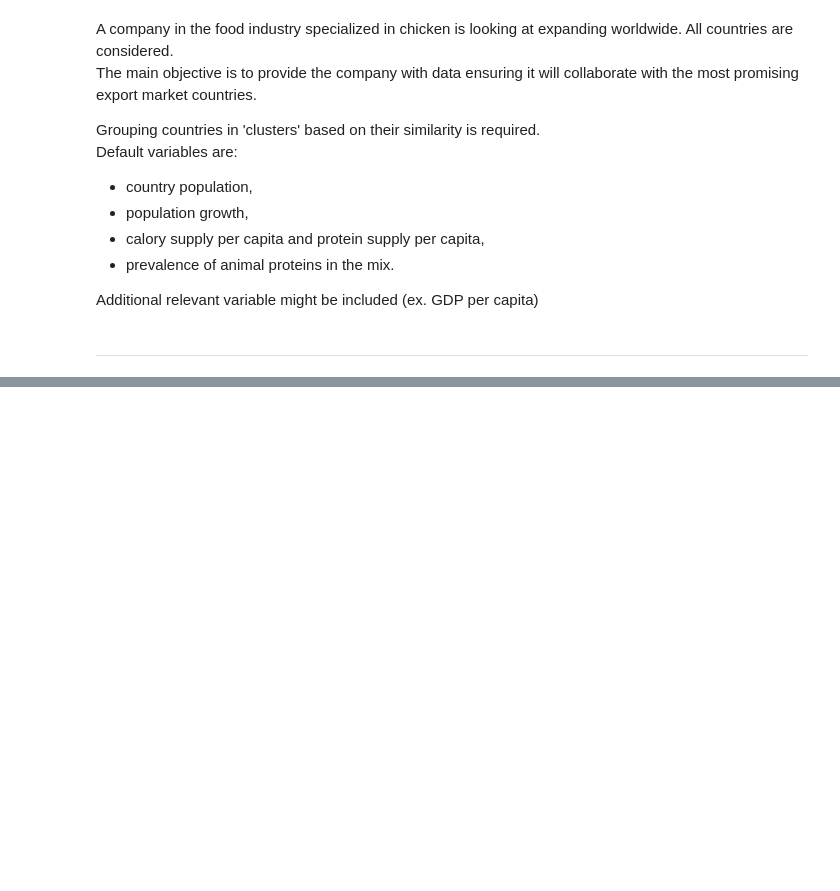
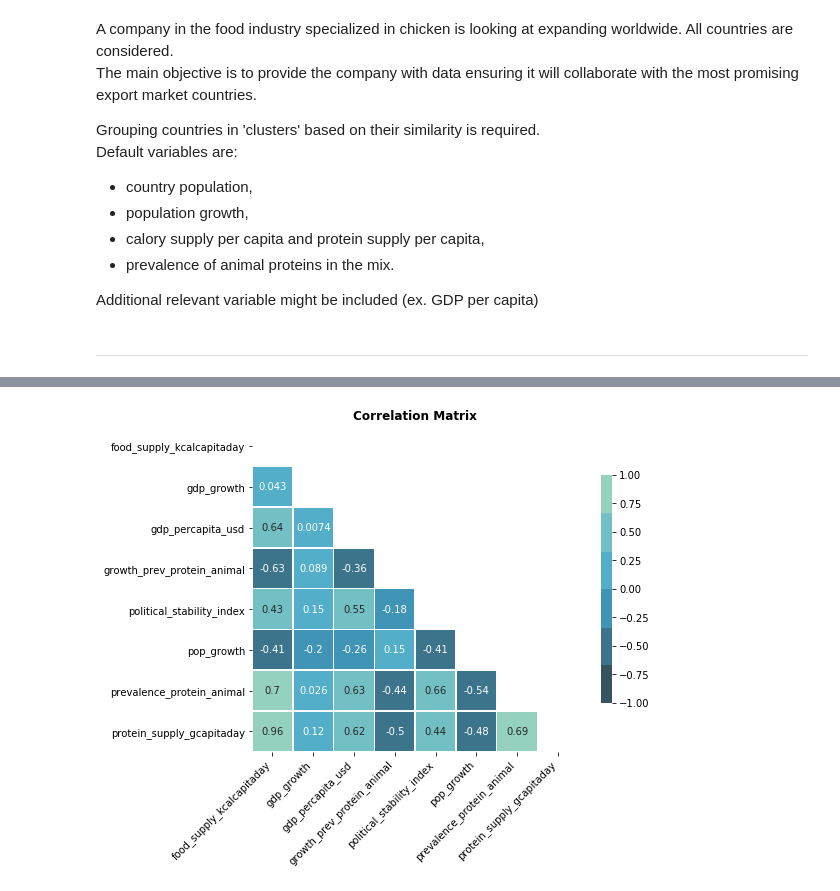
Before and after one commit to Michael-Orange/MarketStudy_ChickenExports_OC, a Jupyter notebook: P5_analysis.ipynb, the cells around one changed output, grey strips where cells are left out. Cells and saved outputs as stored; diff of their text form; code cells hidden in the pictures; blank space fills up the shorter version.

```diff
--- a/P5_analysis.ipynb
+++ b/P5_analysis.ipynb
@@ -56,0 +107,7 @@ data_country
+# %%
+# Compute the correlation matrix
+corr = sub_data_pca_not_poultry.corr()
+# Display correlation matrix
+display_corr_matrix(corr)
+# %% [output]
+[figure, added]
```
Also changed, not shown: parts of 68 cells of this notebook.
